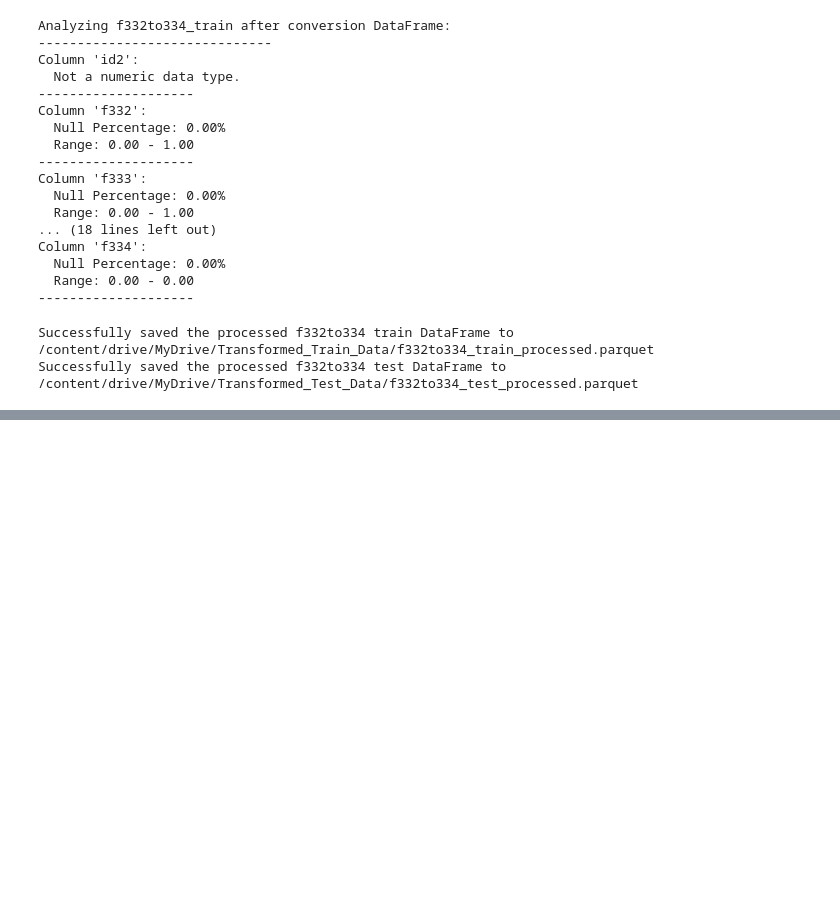
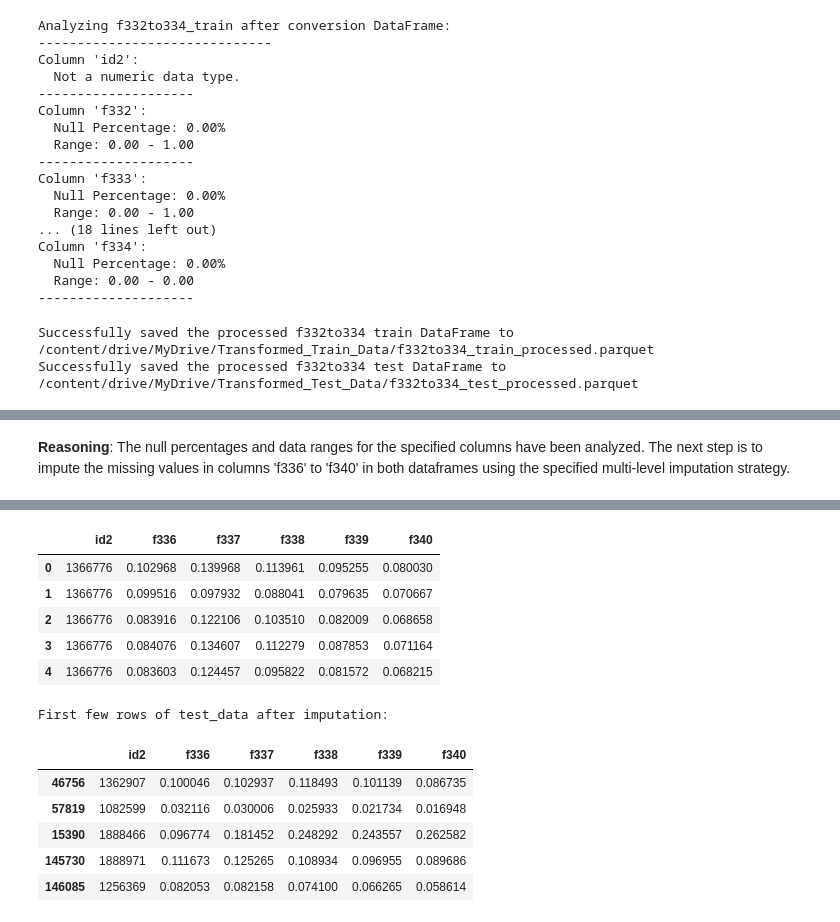
Before and after one commit to rishabh-0042/American_Express_Hackathon_25-2025, a Jupyter notebook: Feature_Engineering3.ipynb, the cells around one changed output, grey strips where cells are left out. Drawn from its saved outputs; the diff is of its cells as text; code cells hidden in the pictures; blank space fills up the shorter version.

```diff
--- a/Feature_Engineering3.ipynb
+++ b/Feature_Engineering3.ipynb
@@ -1173,0 +1463,16 @@ Successfully saved the processed f332to334 test DataFrame to /content/drive/MyDr
+# %%
+for col in ['f336', 'f337', 'f338', 'f339', 'f340']:
+    train_data[col] = pd.to_numeric(train_data[col], errors='coerce')
+    test_data[col] = pd.to_numeric(test_data[col], errors='coerce')
+
+print("Columns converted to float in train_data:")
+print(train_data[['f336', 'f337', 'f338', 'f339', 'f340']].dtypes)
+
+print("\nColumns converted to float in test_data:")
+print(test_data[['f336', 'f337', 'f338', 'f339', 'f340']].dtypes)
+
+print("\nFirst few rows of train_data after conversion:")
+display(train_data[['f336', 'f337', 'f338', 'f339', 'f340']].head())
+
+print("\nFirst few rows of test_data after conversion:")
+display(test_data[['f336', 'f337', 'f338', 'f339', 'f340']].head())
@@ -1173,0 +1534,45 @@ Successfully saved the processed f332to334 test DataFrame to /content/drive/MyDr
+# %% [markdown]
+**Reasoning**:
+The null percentages and data ranges for the specified columns have been analyzed. The next step is to impute the missing values in columns 'f336' to 'f340' in both dataframes using the specified multi-level imputation strategy.
+# %%
+cols_to_impute = ['f336', 'f337', 'f338', 'f339', 'f340']
+
+# Impute by group median
+train_data[cols_to_impute] = train_data.groupby('id2')[cols_to_impute].transform(lambda x: x.fillna(x.median()))
+test_data[cols_to_impute] = test_data.groupby('id2')[cols_to_impute].transform(lambda x: x.fillna(x.median()))
+
+# Impute remaining nulls by row-wise median
+train_data['row_median'] = train_data[cols_to_impute].median(axis=1)
+test_data['row_median'] = test_data[cols_to_impute].median(axis=1)
+
+for col in cols_to_impute:
+    train_data[col] = train_data[col].fillna(train_data['row_median'])
+    test_data[col] = test_data[col].fillna(test_data['row_median'])
+
+# Drop the temporary row_median column
+train_data = train_data.drop(columns=['row_median'])
+test_data = test_data.drop(columns=['row_median'])
+
+# Impute remaining nulls by global median
+global_medians_train = train_data[cols_to_impute].median()
+global_medians_test = test_data[cols_to_impute].median()
+
+train_data[cols_to_impute] = train_data[cols_to_impute].fillna(global_medians_train)
+test_data[cols_to_impute] = test_data[cols_to_impute].fillna(global_medians_test)
+
+
+print("Missing values imputed using multi-level strategy.")
+
+# Verify if there are any remaining null values in the imputed columns
+print("\nNull value check after imputation for train_data:")
+print(train_data[cols_to_impute].isnull().sum())
+
+print("\nNull value check after imputation for test_data:")
+print(test_data[cols_to_impute].isnull().sum())
+
+print("\nFirst few rows of train_data after imputation:")
+display(train_data[['id2'] + cols_to_impute].head())
+
+print("\nFirst few rows of test_data after imputation:")
+display(test_data[['id2'] + cols_to_impute].head())
+# %% [output]
@@ -1173,0 +1598,13 @@ Successfully saved the processed f332to334 test DataFrame to /content/drive/MyDr
+|  | id2 | f336 | f337 | f338 | f339 | f340 |
+| 0 | 1366776 | 0.102968 | 0.139968 | 0.113961 | 0.095255 | 0.080030 |
+| 1 | 1366776 | 0.099516 | 0.097932 | 0.088041 | 0.079635 | 0.070667 |
+| 2 | 1366776 | 0.083916 | 0.122106 | 0.103510 | 0.082009 | 0.068658 |
+| 3 | 1366776 | 0.084076 | 0.134607 | 0.112279 | 0.087853 | 0.071164 |
+| 4 | 1366776 | 0.083603 | 0.124457 | 0.095822 | 0.081572 | 0.068215 |
+First few rows of test_data after imputation:
+|  | id2 | f336 | f337 | f338 | f339 | f340 |
+| 46756 | 1362907 | 0.100046 | 0.102937 | 0.118493 | 0.101139 | 0.086735 |
+| 57819 | 1082599 | 0.032116 | 0.030006 | 0.025933 | 0.021734 | 0.016948 |
+| 15390 | 1888466 | 0.096774 | 0.181452 | 0.248292 | 0.243557 | 0.262582 |
+| 145730 | 1888971 | 0.111673 | 0.125265 | 0.108934 | 0.096955 | 0.089686 |
+| 146085 | 1256369 | 0.082053 | 0.082158 | 0.074100 | 0.066265 | 0.058614 |
```
Also changed, not shown: parts of 24 cells of this notebook.
